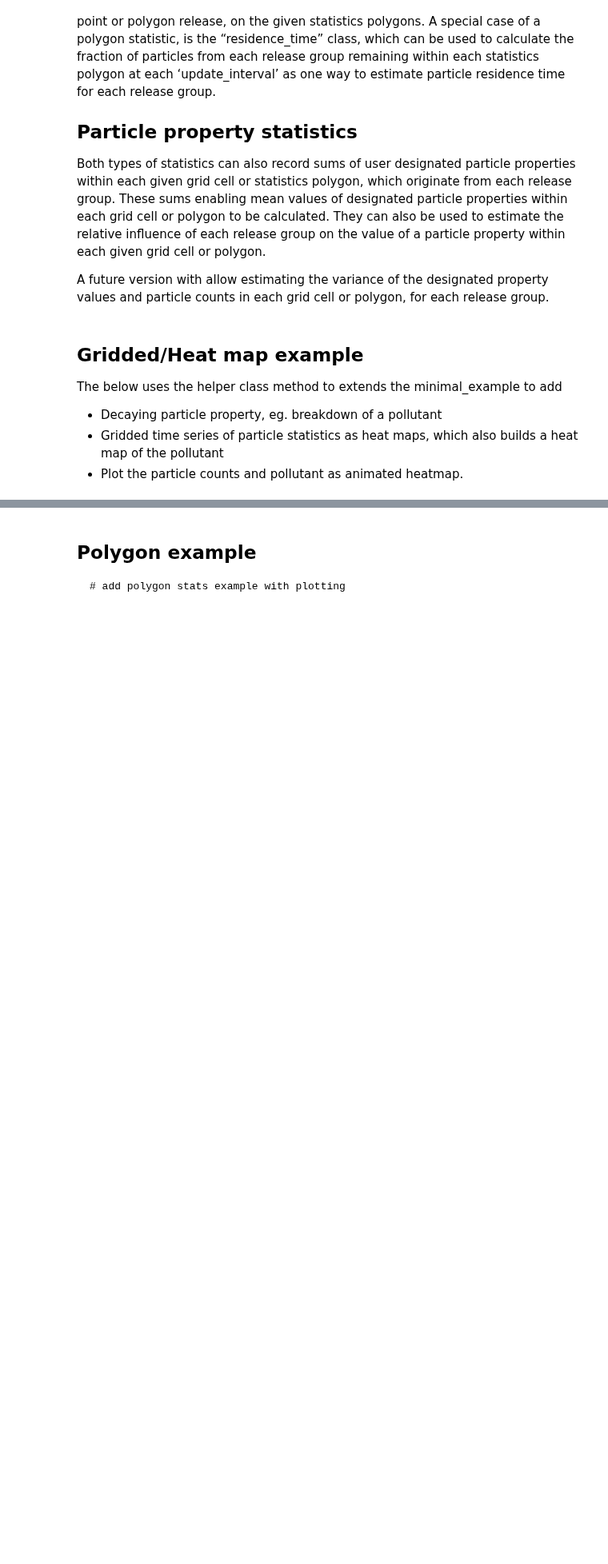
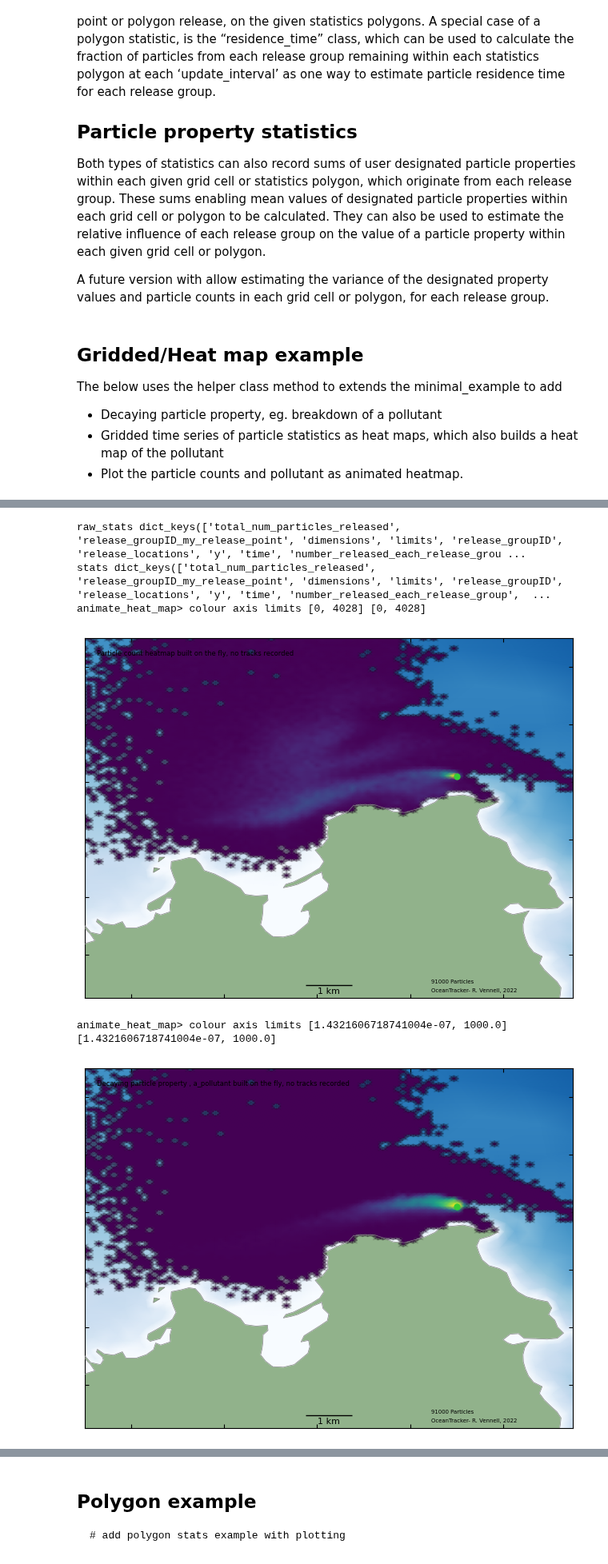
Before and after one commit to oceantracker/oceantracker, a Jupyter notebook: tutorials_how_to/G_onthefly_statistics.ipynb, the cells around one changed output, grey strips where cells are left out. Shown at 80% size. Saved outputs shown, nothing was run; the diff lists cells and outputs as text; code cells hidden in the pictures; blank space fills up the shorter version.

```diff
--- a/tutorials_how_to/G_onthefly_statistics.ipynb
+++ b/tutorials_how_to/G_onthefly_statistics.ipynb
@@ -83,17 +83,17 @@ ot = OceanTracker()
 # ot.settings method use to set basic settings
 ot.settings(output_file_base='heat_map_example', # name used as base for output files
             root_output_dir='output',             #  output is put in dir   'root_output_dir'\\'output_file_base'
-            time_step= 120. #  2 min time step as seconds
+            time_step= 600. #  10 min time step as seconds
             )
 # ot.set_class, sets parameters for a named class
-ot.add_class('reader',input_dir= '..\\demos\\demo_hindcast',  # folder to search for hindcast files, sub-dirs will, by default, also be searched
+ot.add_class('reader',input_dir= '../demos/demo_hindcast',  # folder to search for hindcast files, sub-dirs will, by default, also be searched
                       file_mask=  'demoHindcastSchism*.nc')  # hindcast file mask
 
 # add one release locations
 ot.add_class('release_groups', name='my_release_point', # user must provide a name for group first
                         points= [ [1599000, 5486200]],       # ust be 1 by N list pairs of release locations
-                        release_interval= 3600,           # seconds between releasing particles
-                        pulse_size= 10,                   # number of particles released each release_interval
+                        release_interval= 900,           # seconds between releasing particles
+                        pulse_size= 1000,                   # number of particles released each release_interval
             )
 
 # add a decaying particle property
@@ -109,7 +109,7 @@ ot.add_class('particle_statistics',
                 name = 'my_heatmap',
                 class_name= 'oceantracker.particle_statistics.gridded_statistics.GriddedStats2D_timeBased',
                 # the below settings are optional
-                update_interval = 3600, # time interval in sec, between doing particle statists counts
+                update_interval = 900, # time interval in sec, between doing particle statists counts
                 particle_property_list = ['a_pollutant'], # request a heat map for the decaying part. prop. added above
                 status_min ='moving', # only count the particles which are moving
                 z_mi =-2.,  # only count particles at locations above z=-2m
@@ -141,0 +150,36 @@ main: --------------------------------------------------------------------------
+# %%
+# read stats files
+from oceantracker.post_processing.read_output_files import read_ncdf_output_files, load_output_files
+from oceantracker.post_processing.plotting import plot_statistics
+from IPython.display import HTML
+
+# basic read of net cdf
+raw_stats = read_ncdf_output_files.read_stats_file('output\heat_map_example\heat_map_example_stats_gridded_time_my_heatmap.nc')
+print('raw_stats', raw_stats.keys())
+
+# better,  load netcdf plus grid and other data useful in plotting
+# uses case_info name returned from run above
+stats_data = load_output_files.load_stats_data(case_info_file_name,'my_heatmap')
+print('stats',stats_data.keys())
+
+# use stats_data variable to plot heat map at last time step, by default plots var= "count"
+ax= [1591000, 1601500, 5478500, 5491000]
+anim= plot_statistics.animate_heat_map(stats_data, release_group='my_release_point', axis_lims=ax,
+                    heading='Particle count heatmap built on the fly, no tracks recorded', fps=1)
+HTML(anim.to_html5_video())# this is slow to build!
+
+# animate the pollutant
+anim= plot_statistics.animate_heat_map(stats_data, var='a_pollutant',release_group= 'my_release_point', axis_lims=ax,
+                    heading='Decaying particle property , a_pollutant built on the fly, no tracks recorded', fps=1)
+HTML(anim.to_html5_video())# this is slow to build!
+
+
+# static heat map
+plot_statistics.plot_heat_map(stats_data, var='a_pollutant',release_group= 'my_release_point', axis_lims=ax,  heading='a_pollutant at last time step  depth built on the fly, no tracks recorded')
+# %% [output]
+raw_stats dict_keys(['total_num_particles_released', 'release_groupID_my_release_point', 'dimensions', 'limits', 'release_groupID', 'release_locations', 'y', 'time', 'number_released_each_release_grou ...
+stats dict_keys(['total_num_particles_released', 'release_groupID_my_release_point', 'dimensions', 'limits', 'release_groupID', 'release_locations', 'y', 'time', 'number_released_each_release_group',  ...
+animate_heat_map> colour axis limits [0, 4028] [0, 4028]
+[figure, added]
+animate_heat_map> colour axis limits [1.4321606718741004e-07, 1000.0] [1.4321606718741004e-07, 1000.0]
+[figure, added]
```
Also changed, not shown: parts of 4 cells of this notebook, 37 other files.
